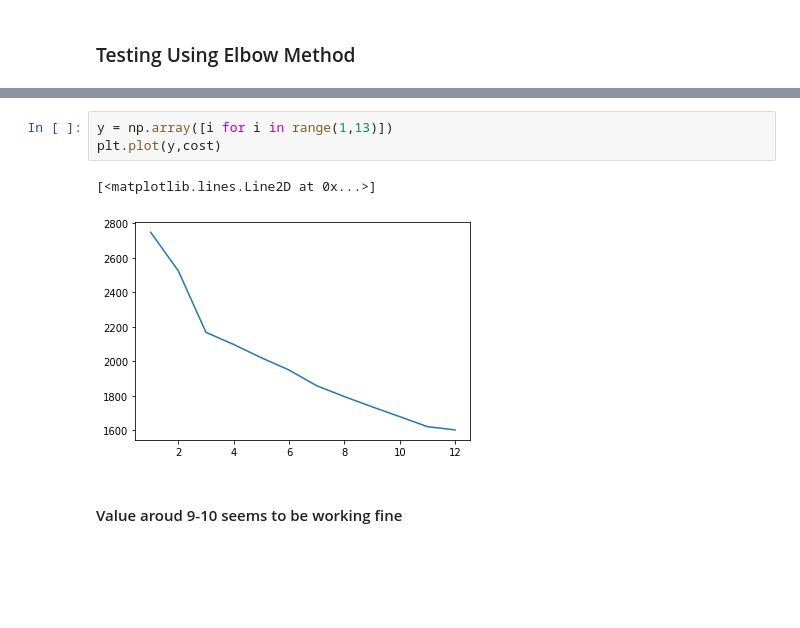
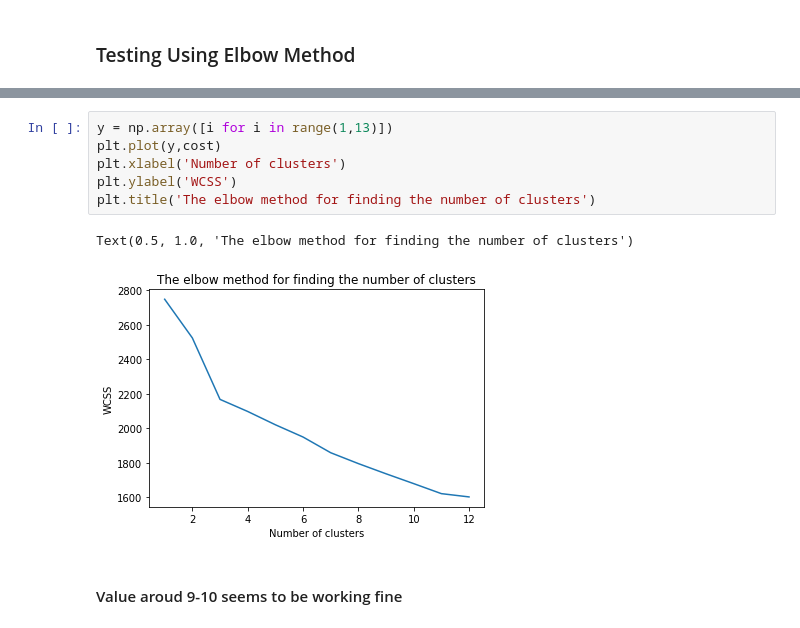
Before and after one commit to mananmadan/Learning-Perspectives, a Jupyter notebook: code/experimental/K-Modes.ipynb, the cells around one changed output, grey strips where cells are left out. Cells and saved outputs as stored; diff of their text form; blank space fills up the shorter version.

```diff
--- a/code/experimental/K-Modes.ipynb
+++ b/code/experimental/K-Modes.ipynb
@@ -165,9 +160,12 @@ Run 1, iteration: 2/100, moves: 0, cost: 1603.0
 # %%
 y = np.array([i for i in range(1,13)])
 plt.plot(y,cost)
+plt.xlabel('Number of clusters')
+plt.ylabel('WCSS')
+plt.title('The elbow method for finding the number of clusters')
 # %% [output]
-[<matplotlib.lines.Line2D at 0x...>]
+Text(0.5, 1.0, 'The elbow method for finding the number of clusters')
-[figure, old version]
+[figure, new version]
 # %% [markdown]
 #### Value aroud 9-10 seems to be working fine
 # %%
```
Also changed, not shown: parts of 17 cells of this notebook.
